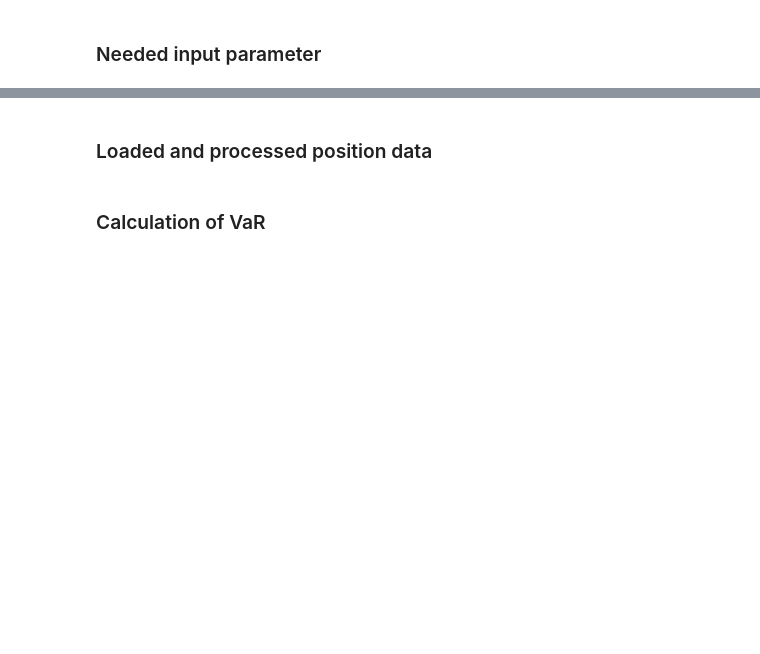
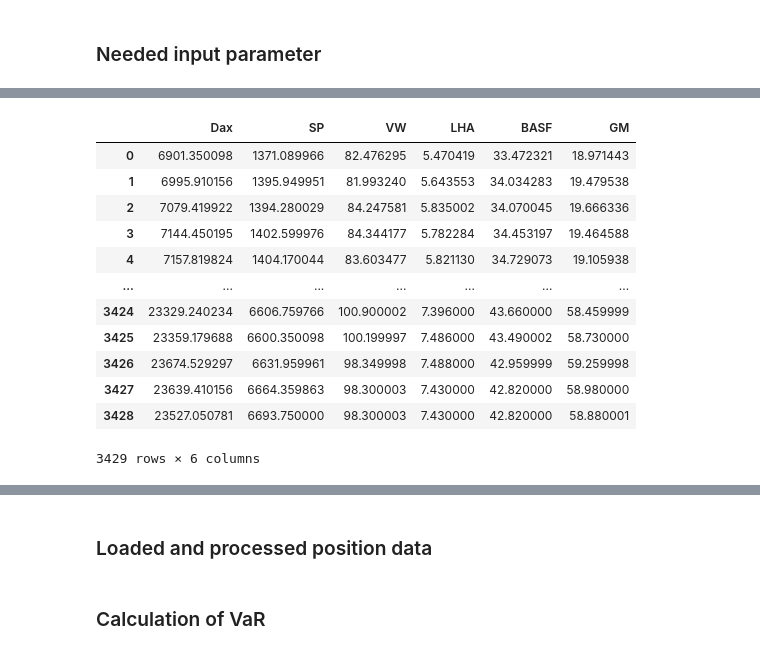
Before and after one commit to RIVACON/RiVaPy, a Jupyter notebook: notebooks/credit/credit_metrics.ipynb, the cells around one changed output, grey strips where cells are left out. Cells and saved outputs as stored; diff of their text form; code cells hidden in the pictures; blank space fills up the shorter version.

```diff
--- a/notebooks/credit/credit_metrics.ipynb
+++ b/notebooks/credit/credit_metrics.ipynb
@@ -273,0 +269,17 @@ dtype: float64
+# %%
+mergedData = credit_metrics_object_new.stock_data.drop(["Date"], axis=1)
+mergedData
+# %% [output]
+|  | Dax | SP | VW | LHA | BASF | GM |
+| 0 | 6901.350098 | 1371.089966 | 82.476295 | 5.470419 | 33.472321 | 18.971443 |
+| 1 | 6995.910156 | 1395.949951 | 81.993240 | 5.643553 | 34.034283 | 19.479538 |
+| 2 | 7079.419922 | 1394.280029 | 84.247581 | 5.835002 | 34.070045 | 19.666336 |
+| 3 | 7144.450195 | 1402.599976 | 84.344177 | 5.782284 | 34.453197 | 19.464588 |
+| 4 | 7157.819824 | 1404.170044 | 83.603477 | 5.821130 | 34.729073 | 19.105938 |
+| ... | ... | ... | ... | ... | ... | ... |
+| 3424 | 23329.240234 | 6606.759766 | 100.900002 | 7.396000 | 43.660000 | 58.459999 |
+| 3425 | 23359.179688 | 6600.350098 | 100.199997 | 7.486000 | 43.490002 | 58.730000 |
+| 3426 | 23674.529297 | 6631.959961 | 98.349998 | 7.488000 | 42.959999 | 59.259998 |
+| 3427 | 23639.410156 | 6664.359863 | 98.300003 | 7.430000 | 42.820000 | 58.980000 |
+| 3428 | 23527.050781 | 6693.750000 | 98.300003 | 7.430000 | 42.820000 | 58.880001 |
+3429 rows × 6 columns
```
Also changed, not shown: parts of 22 cells of this notebook, 3 other files.
